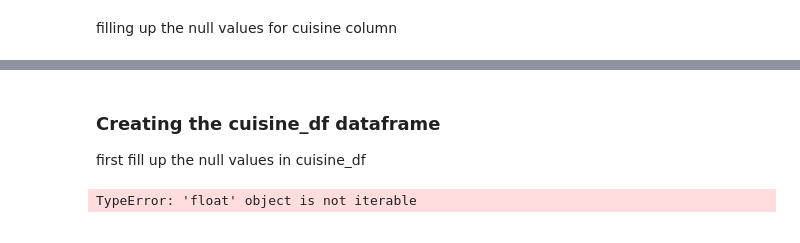
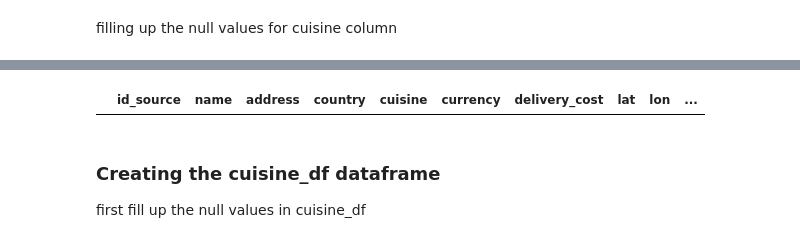
Before and after one commit to leehegithub/grab_restuarant_analysis, a Jupyter notebook: reading_csv.ipynb, the cells around one changed output, grey strips where cells are left out. Drawn from its saved outputs; the diff is of its cells as text; code cells hidden in the pictures.

```diff
--- a/reading_csv.ipynb
+++ b/reading_csv.ipynb
@@ -191,36 +191,48 @@ establishment_df.iloc[[15049,15050]]
 |  | id_source | name | address | country | cuisine | currency | delivery_cost | lat | lon | ... |
 | 15049 | 4-C2EVG4BDGEVTG6 | Relax Bar | Relax Bar - The Punggol Settlement | Singapore | ["beverages", "korean"] | SGD | 1900.0 | 1.420844 | 103.912429 | ... |
 | 15050 | SGDD11996 | Wang Caifan | Wang Caifan - Sumang Walk | Singapore | ["Chinese", "Local"] | SGD | 1740.0 | 1.403210 | 103.895825 | ... |
+# %%
+establishment_df[establishment_df['cuisine'].isna()]
+# %% [output]
+|  | id_source | name | address | country | cuisine | currency | delivery_cost | lat | lon | ... |
 # %% [markdown]
 ### Creating the cuisine_df dataframe
 
 first fill up the null values in cuisine_df
 # %%
+import pandas as pd
+import numpy as np
+
 # Create an empty list to store dictionaries representing rows to append
 rows_to_append = []
 
+# Find the maximum number of categories in any row
+max_categories = establishment_df['cuisine'].apply(len).max()
+print(max_categories)
+
 # Iterate through each row of the original DataFrame
-for idx, row in restaurants_df.iterrows():
-    # Convert cuisine list to lowercase
-    cuisines_lower = [cuisine.lower() for cuisine in row['cuisine']]
+for idx, row in establishment_df.iterrows():
 
-    # Create a primary key column called cuisine_id with text 'cus' followed by the index
-    cuisine_id = f'cus{idx + 1}'
+    # Check if the value in the 'cuisine' column is a list
+    if isinstance(row['cuisine'], list):
+        # Convert cuisine list to lowercase
+        categories_lower = [category.lower() for category in row['cuisine']]
+    else:
+        # If it's not a list (e.g., NaN), assign an empty list
+        categories_lower = []
+
+    # Create a primary key column called establishment_id with text 'est' followed by the index
+    cuisine_id = f'est{idx + 1}'
 
     # Create a dictionary to hold the data for the current row
-    row_data = {'cuisine_id': cuisine_id, 'id_source': row['id_source']}
-
-    # Iterate through each cuisine type and assign it to a separate column
-    for i, cuisine in enumerate(cuisines_lower, start=1):
-        row_data[f'cuisine_cat{i}'] = cuisine
+    cuisine_dict = {'cuisine_id': cuisine_id, 'id_source': row['id_source'], 'category':categories_lower}
 
     # Append the row data to the list
-    rows_to_append.append(row_data)
+    rows_to_append.append(cuisine_dict)
+
+    print(rows_to_append)
 
 # Create a new DataFrame from the list of dictionaries
 cuisine_df = pd.DataFrame(rows_to_append)
 
-# Display the resulting cuisine DataFrame
-print(cuisine_df)
+cuisine_df.head()
-# %% [output]
-TypeError: 'float' object is not iterable
```
Also changed, not shown: parts of 5 cells of this notebook.
